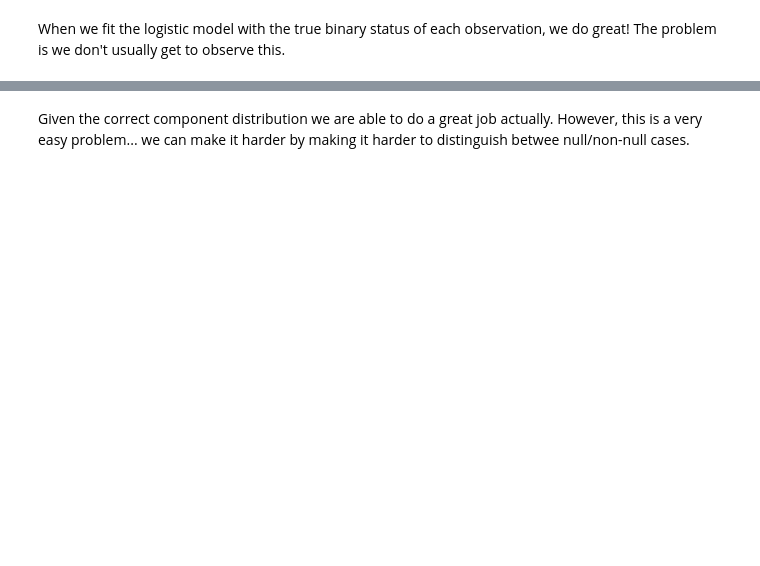
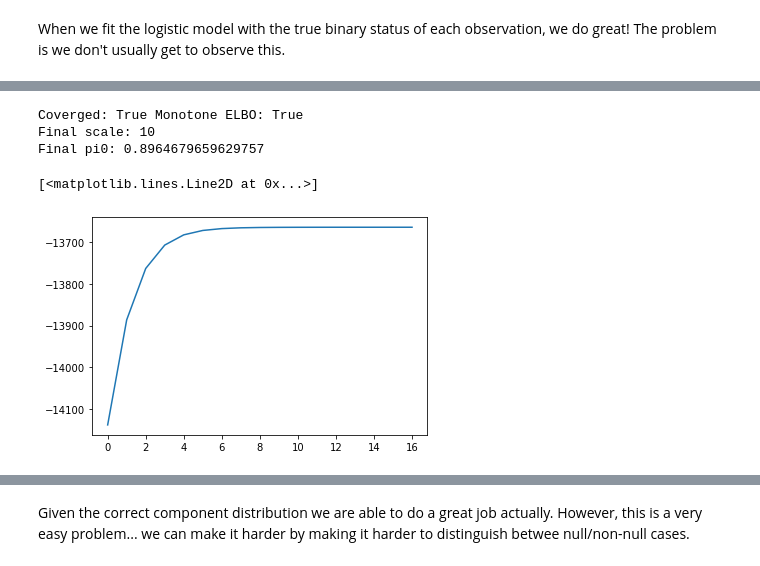
Before and after one commit to karltayeb/como, a Jupyter notebook: notebooks/test.ipynb, the cells around one changed output, grey strips where cells are left out. Cells and saved outputs as stored; diff of their text form; code cells hidden in the pictures; blank space fills up the shorter version.

```diff
--- a/notebooks/test.ipynb
+++ b/notebooks/test.ipynb
@@ -308,0 +317,18 @@ True
+# %%
+# point normal-- estimated intercept
+tol = 1e-3
+fit0b = PointNormal(fit_data, 10)
+fit0b.f1.freeze()  # don't estimate scale
+fit0b.fit(niter=1000)
+
+print(f'Coverged: {fit0b.converged(tol)}\
+ Monotone ELBO: {is_monotone(fit0b.elbo_history)}')
+print(f'Final scale: {fit0b.f1.scale}')
+print(f'Final pi0: {1/(1 + np.exp(fit0b.logreg.intercept))}')
+plt.plot(fit0b.elbo_history)
+# %% [output]
+Coverged: True Monotone ELBO: True
+Final scale: 10
+Final pi0: 0.8964679659629757
+[<matplotlib.lines.Line2D at 0x...>]
+[figure, added]
```
Also changed, not shown: parts of 75 cells of this notebook, 5 other files.
